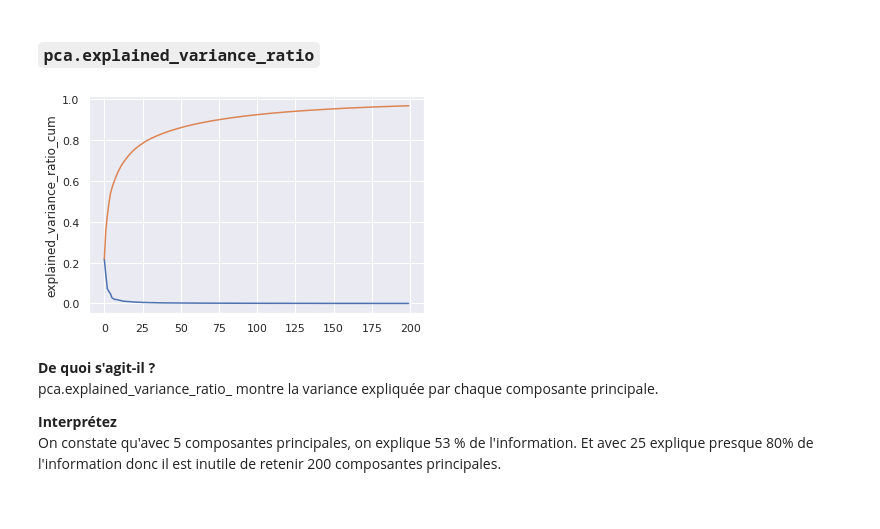
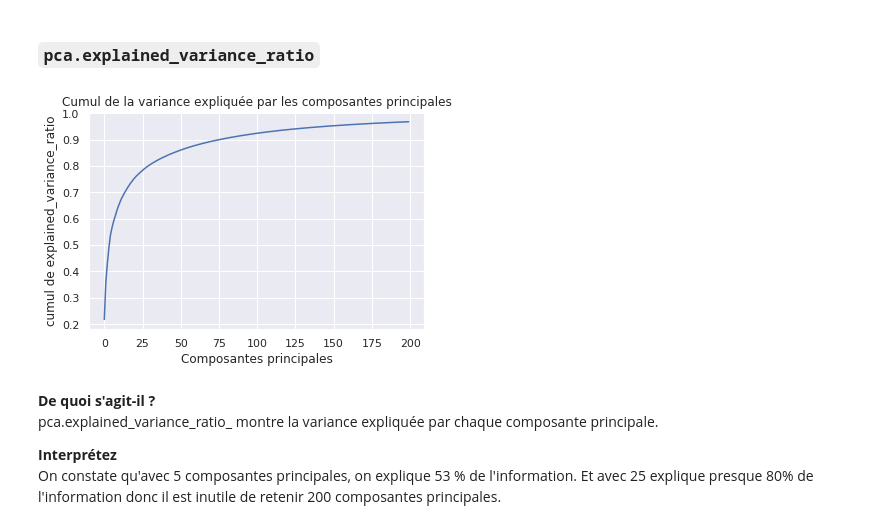
Before and after one commit to campusplage/compte-rendus-pellegrin-nagaratnam, a Jupyter notebook: TP2_sklearn.ipynb, the cells around one changed output. Drawn from its saved outputs; the diff is of its cells as text; code cells hidden in the pictures.

```diff
--- a/TP2_sklearn.ipynb
+++ b/TP2_sklearn.ipynb
@@ -349,17 +349,20 @@ Dans cette section, vous allez étudier certains paramètres appris par l'ACP, l
 # %%
 # Affichage de pca.explained_variance_ratio_, ainsi que de pca.explained_variance_ratio_.cumsum()
 explained_variance_ratio_ = pca.explained_variance_ratio_
 explained_variance_ratio_cum = pca.explained_variance_ratio_.cumsum()
 variance = pandas.DataFrame({'explained_variance_ratio_': explained_variance_ratio_,
               'explained_variance_ratio_cum' : explained_variance_ratio_cum})
 
 import seaborn as sns
 sns.set(style="darkgrid")
-sns.lineplot(range(len(variance.explained_variance_ratio_)),variance.explained_variance_ratio_ )
+#sns.lineplot(range(len(variance.explained_variance_ratio_)),variance.explained_variance_ratio_ )
 sns.lineplot(range(len(variance.explained_variance_ratio_cum)),variance.explained_variance_ratio_cum)
+plt.xlabel('Composantes principales')
+plt.ylabel('cumul de explained_variance_ratio')
+plt.title('Cumul de la variance expliquée par les composantes principales')
 plt.show()
 # %% [output]
-[figure, old version]
+[figure, new version]
 # %% [markdown]
 __De quoi s'agit-il ?__
 pca.explained_variance_ratio_ montre la variance expliquée par chaque composante principale.
```
Also changed, not shown: parts of 8 cells of this notebook.
